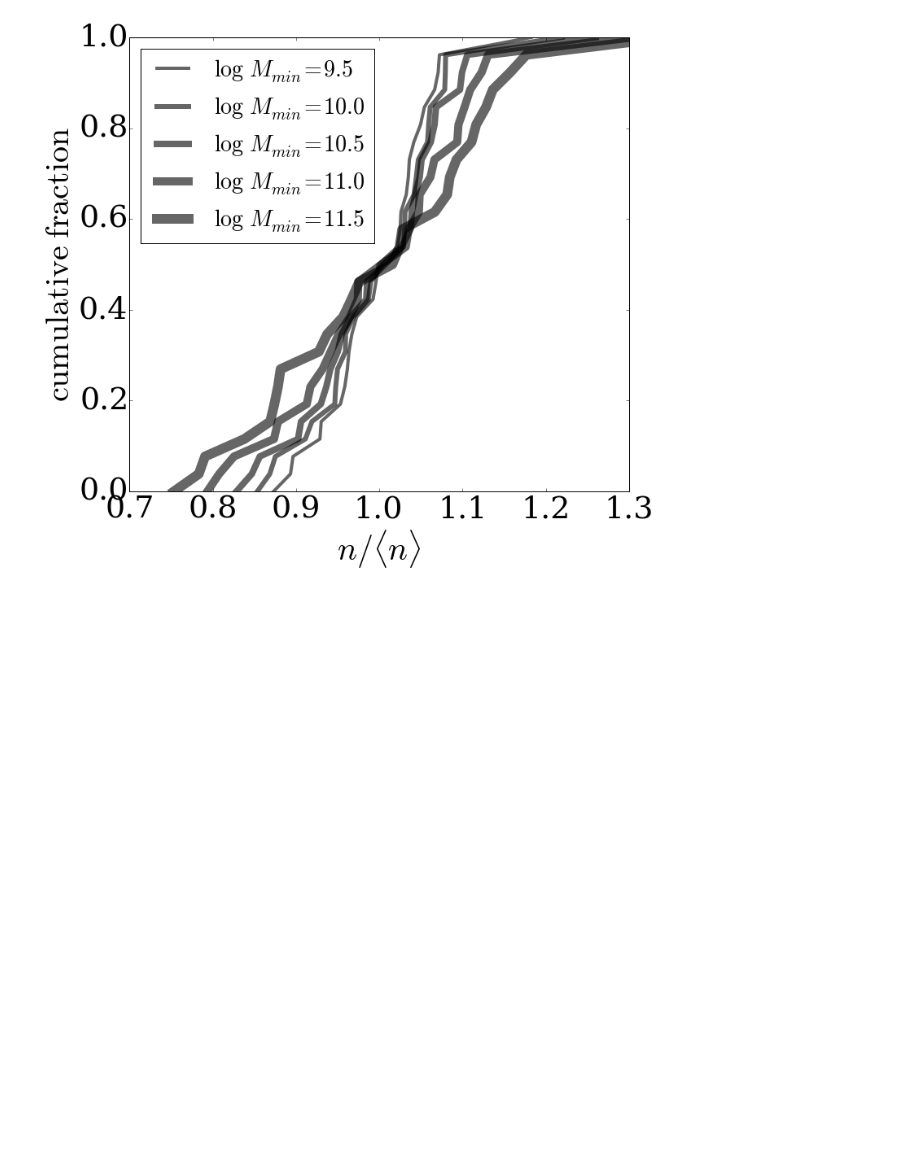
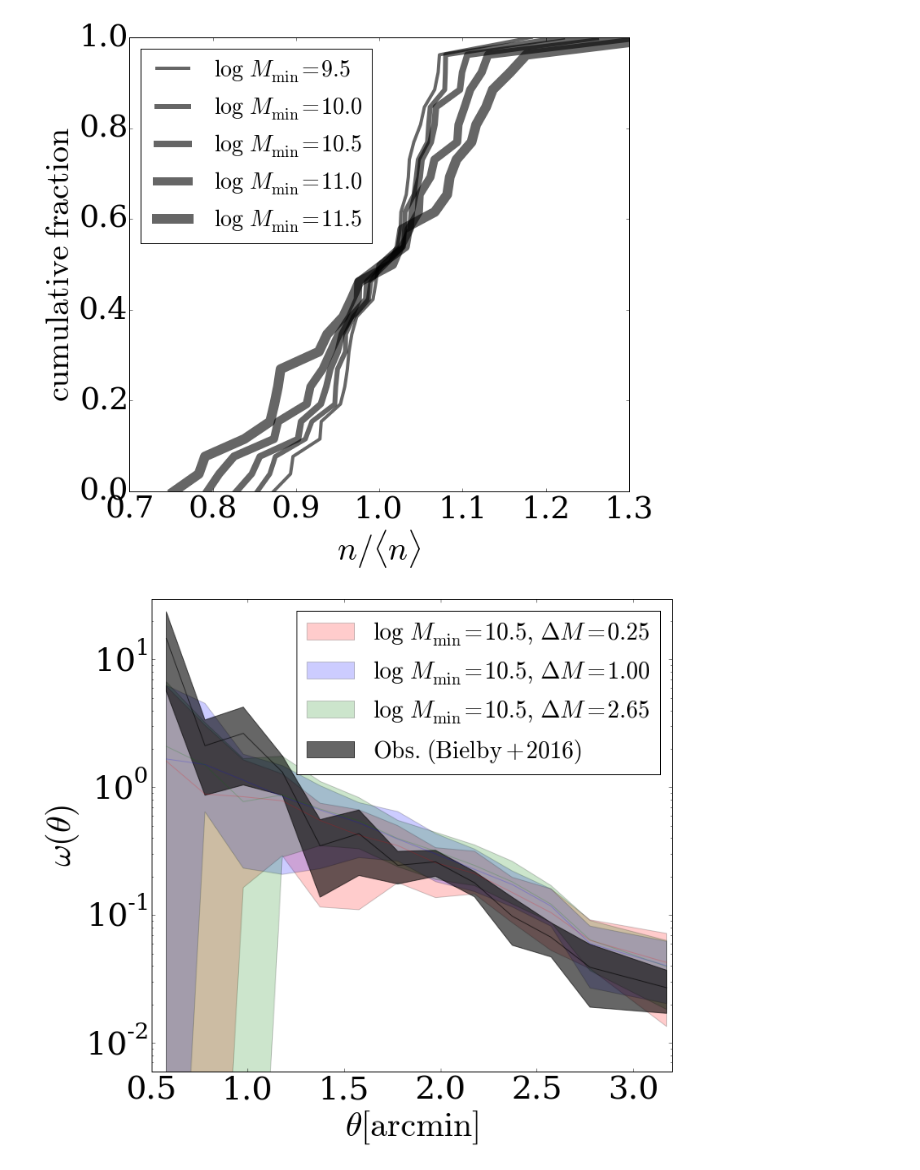
Before and after one commit to astroandes/LAEsBayes, a Jupyter notebook: code/paper_plots.ipynb, the cells around one changed output. Saved outputs shown, nothing was run; the diff lists cells and outputs as text; code cells hidden in the pictures; blank space fills up the shorter version.

```diff
--- a/code/paper_plots.ipynb
+++ b/code/paper_plots.ipynb
@@ -49,2 +49,64 @@ plt.savefig('fig1.pdf')
 # %% [output]
 [figure]
+# %%
+th,co,dco=np.genfromtxt('../data/obs/ACF/Bielby2015.txt',unpack=1)
+th,c1,dcl1,dcu1=np.genfromtxt('../output/corr105_d025.txt',unpack=1)
+th,c2,dcl2,dcu2=np.genfromtxt('../output/corr105_d05.txt',unpack=1)
+th,c3,dcl3,dcu3=np.genfromtxt('../output/corr105_d10.txt',unpack=1)
+th,c4,dcl4,dcu4=np.genfromtxt('../output/corr105_d20.txt',unpack=1)
+th,c5,dcl5,dcu5=np.genfromtxt('../output/corr105_d30.txt',unpack=1)
+
+dcl1[dcl1>=c1] = c1[dcl1>=c1]*.999999
+dcl2[dcl2>=c2] = c2[dcl2>=c2]*.999999
+dcl3[dcl3>=c3] = c3[dcl3>=c3]*.999999
+dcl4[dcl4>=c4] = c4[dcl4>=c4]*.999999
+dcl5[dcl5>=c5] = c5[dcl5>=c5]*.999999
+
+
+fc=0.0
+Ac=1.0/(1.0-fc)
+Ac=Ac*Ac
+
+fig = plt.figure(1, figsize=(11,10))
+ax = plt.axes()
+set_ticklabels(ax, size=38)
+
+#plt.errorbar(th,Ac*c1,np.array([dcl1,dcu1]),label=r'$M_{\rm min}=10.5$'+' '+r'$\Delta M=0.25$')
+#plt.errorbar(th,Ac*c2,Ac*np.array([dcl2,dcu2]),label=r'$\Delta M=0.5$')
+#plt.errorbar(th,Ac*c3,Ac*np.array([dcl3,dcu3]),label=r'$\Delta M=1.0$')
+#plt.errorbar(th,Ac*c4,Ac*np.array([dcl4,dcu4]),label=r'$\Delta M=2.0$')
+#plt.errorbar(th, Ac*c5, Ac*np.array([dcl5,dcu5]),label=r'$\Delta M=2.65$')
+
+ax.fill_between(th, Ac*c1 - dcl1, Ac*c1 + dcu1, facecolor='red', interpolate=True, alpha=0.2)
+plt.plot(th, Ac*c1, color='red', alpha=0.2)
+
+ax.fill_between(th, Ac*c3 - dcl3, Ac*c3 + dcu3, facecolor='blue', interpolate=True, alpha=0.2)
+plt.plot(th, Ac*c3, color='blue', alpha=0.2)
+
+ax.fill_between(th, Ac*c5 - dcl5, Ac*c5 + dcu5, facecolor='green', interpolate=True, alpha=0.2)
+plt.plot(th, Ac*c5, color='green', alpha=0.2)
+
+ax.fill_between(th, co - dco, co + dco, facecolor='black', interpolate=True, alpha=0.6)
+plt.plot(th, co, color='black', alpha=0.6)
+
+
+p1 = plt.Rectangle((0, 0), 1, 1, fc='red', alpha=0.2)
+p2 = plt.Rectangle((0, 0), 1, 1, fc='blue', alpha=0.2)
+p3 = plt.Rectangle((0, 0), 1, 1, fc='green', alpha=0.2)
+p4 = plt.Rectangle((0, 0), 1, 1, fc='black', alpha=0.6)
+
+label_list = [r'$\log\ M_{\rm min}=10.5 ,\ \Delta M=0.25$',
+              r'$\log\ M_{\rm min}=10.5 ,\ \Delta M=1.00$',
+              r'$\log\ M_{\rm min}=10.5 ,\ \Delta M=2.65$',
+              r'$\mathrm{Obs.\ (Bielby+2016)}$']
+ax.legend([p1, p2, p3, p4], label_list,prop={'size':28},loc=1)
+
+plt.xlabel(r'$\theta [\rm arcmin]$', size=40.0)
+plt.ylabel(r'$\omega(\theta)$', size=40.0)
+plt.xlim(0.5,3.2)
+plt.ylim(0.006,30.0)
+
+plt.yscale('log')
+plt.savefig('../paper/fig5.pdf', bbox_inches='tight')
+# %% [output]
+[figure, added]
```
Also changed, not shown: parts of 1 cell of this notebook.
